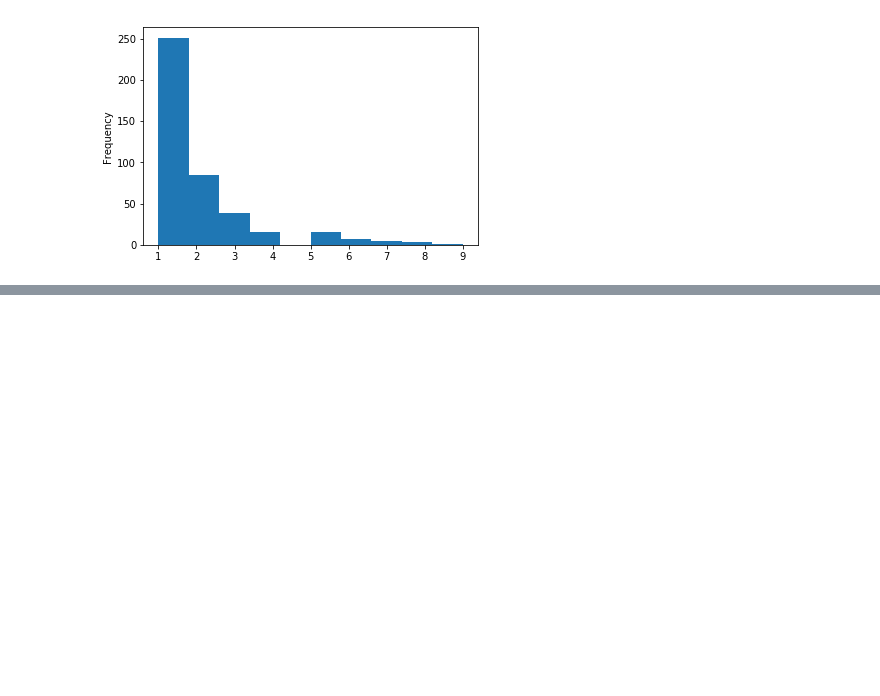
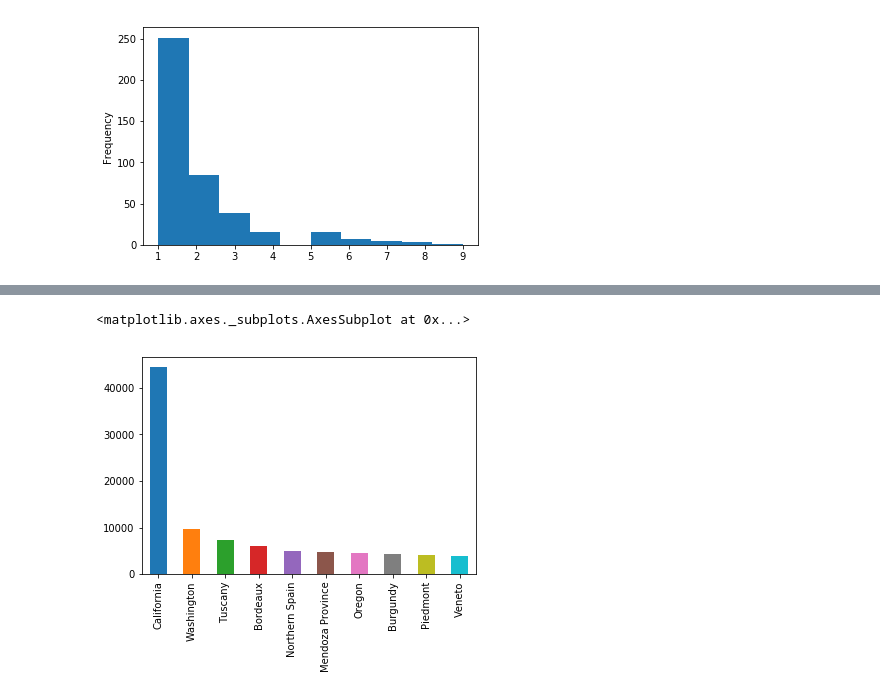
Before and after one commit to markshibu/kaggle_practice, a Jupyter notebook: Data Visualization/Univariate.ipynb, the cells around one changed output, grey strips where cells are left out. Saved outputs shown, nothing was run; the diff lists cells and outputs as text; code cells hidden in the pictures; blank space fills up the shorter version.

```diff
--- a/Data Visualization/Pokemon - Univariate.ipynb
+++ b/Data Visualization/Univariate.ipynb
@@ -56,0 +64,3 @@ pokemon['weight_kg'].value_counts().sort_index().plot.hist()
+# %%
+reviews = pd.read_csv("winemag-data_first150k.csv", index_col=0)
+reviews.head(3)
@@ -56,0 +72,5 @@ pokemon['weight_kg'].value_counts().sort_index().plot.hist()
+# %%
+reviews['province'].value_counts().head(10).plot.bar()
+# %% [output]
+<matplotlib.axes._subplots.AxesSubplot at 0x...>
+[figure, added]
```
Also changed, not shown: parts of 10 cells of this notebook, 3 other files.
